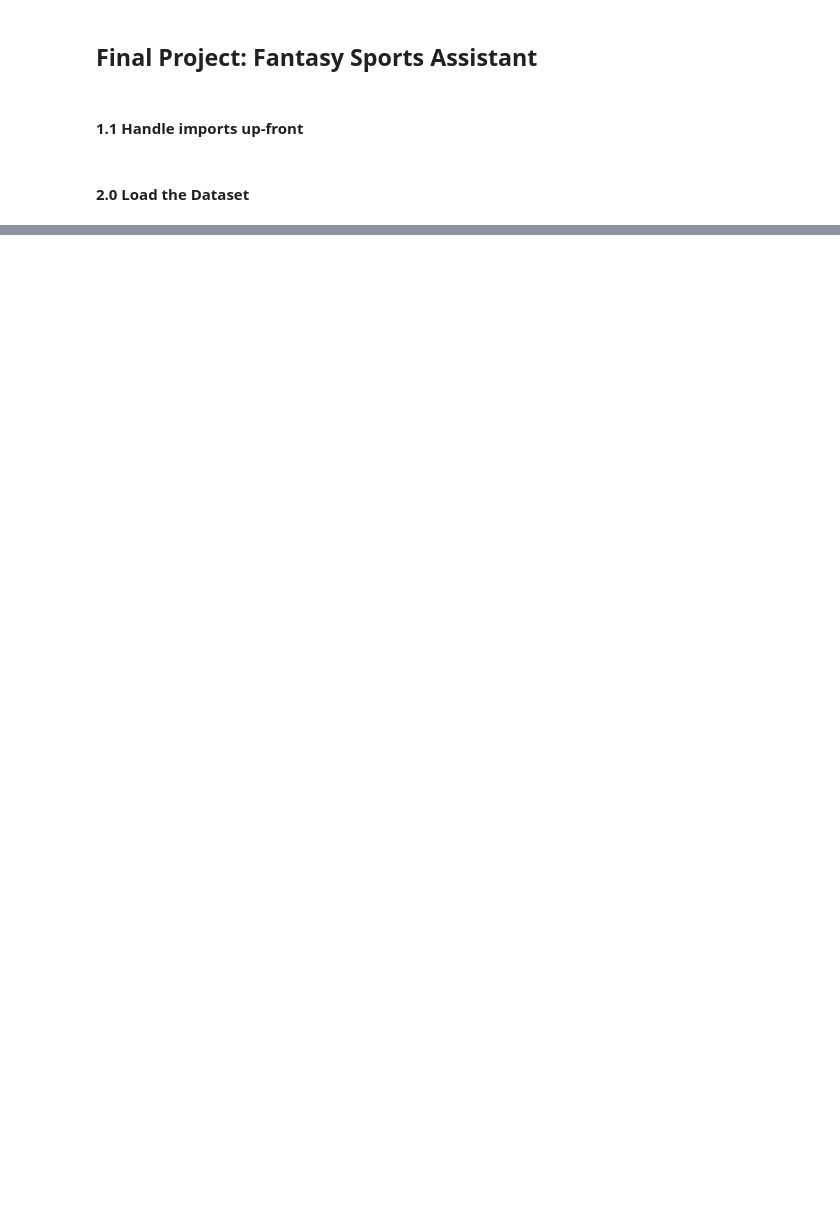
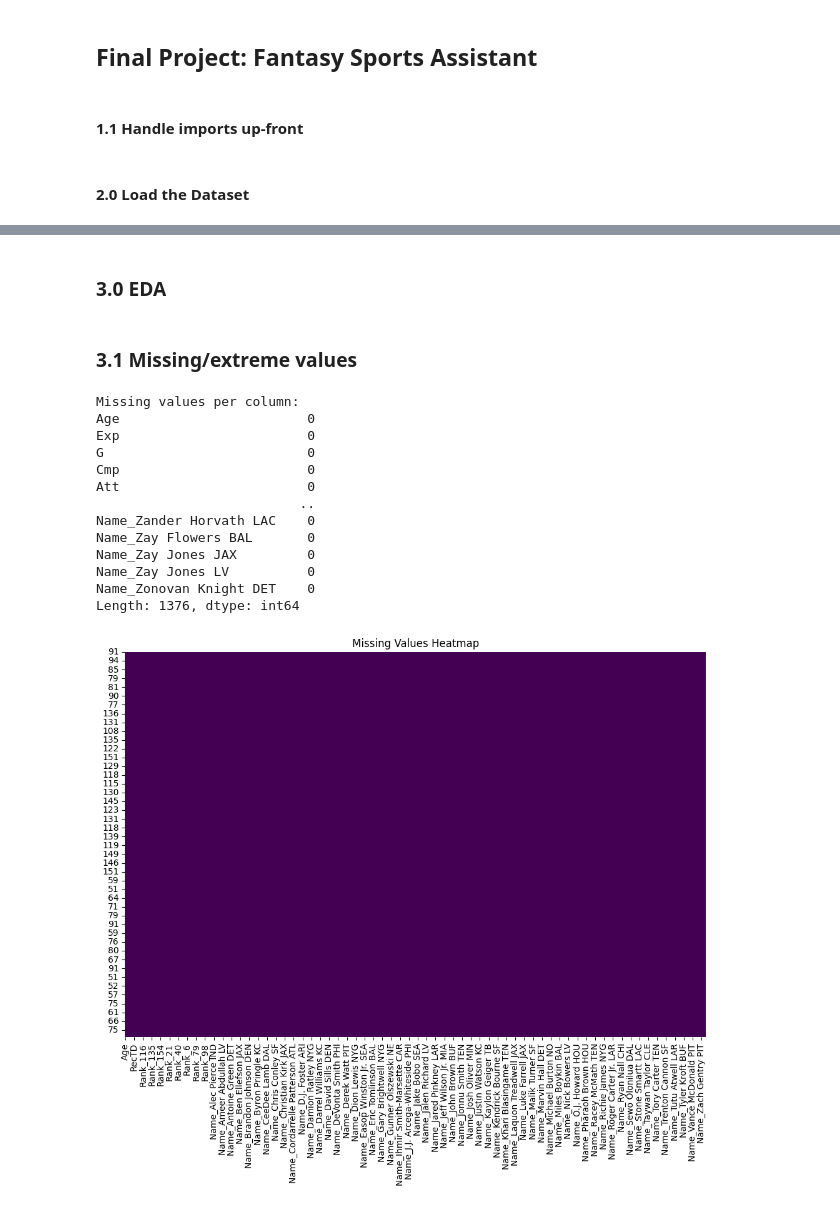
Before and after one commit to 4GeeksAcademy/maria272727fantasy_sports_assistant, a Jupyter notebook: src/mvp.ipynb, the cells around one changed output, grey strips where cells are left out. Saved outputs shown, nothing was run; the diff lists cells and outputs as text; code cells hidden in the pictures; blank space fills up the shorter version.

```diff
--- a/src/mvp.ipynb
+++ b/src/mvp.ipynb
@@ -72,0 +62,27 @@ print(df.head())
+# %%
+# Main script to download data
+download_data = True  # Or False, depending on what you want to do
+if download_data is True:
+    positions = ['qb', 'rb', 'wr', 'te']
+    profile = 'p'
+    years = list(range(2020, 2024))
+    weeks = list(range(1, 19))
+    results = []
+    for position, year, week in product(positions, years, weeks):
+        print(f'Downloading {position.upper()}, {year}, week {week}')
+        url = f'https://www.footballguys.com/playerhistoricalstats?pos={position}&yr={year}&startwk={week}&stopwk={week}&profile={profile}'
+        # Get the HTML
+        html = download_url(url)
+        # Parse the HTML
+        result = parse_html_table(html, position, year, week, profile)
+        # Collect the result
+        results.append(result)
+        # Wait before downloading the next page
+        time.sleep(randrange(1, 5))
+    # Combine the week-by-week dataframes
+    data_df = pd.concat(results)
+elif download_data is False:
+    data_df = pd.read_parquet('../data/raw_qb_data.parquet')
+    print('Loaded data from file')
+# View the resulting DataFrame
+print(data_df.head())
@@ -72,0 +121,34 @@ print(df.head())
+# %% [markdown]
+### 3.0 EDA
+# %% [markdown]
+### 3.1 Missing/extreme values
+# %%
+# Check missing values across all columns
+missing_values = data_df.isnull().sum()
+print("Missing values per column:")
+print(missing_values)
+
+# You can also visualize missing values with a heatmap if you prefer
+import seaborn as sns
+import matplotlib.pyplot as plt
+
+# Heatmap to visualize missing values
+plt.figure(figsize=(12, 8))
+sns.heatmap(data_df.isnull(), cbar=False, cmap='viridis')
+plt.title('Missing Values Heatmap')
+plt.show()
+# %% [output]
+Missing values per column:
+Age                        0
+Exp                        0
+G                          0
+Cmp                        0
+Att                        0
+                          ..
+Name_Zander Horvath LAC    0
+Name_Zay Flowers BAL       0
+Name_Zay Jones JAX         0
+Name_Zay Jones LV          0
+Name_Zonovan Knight DET    0
+Length: 1376, dtype: int64
+[figure, added]
```
Also changed, not shown: parts of 31 cells of this notebook.
